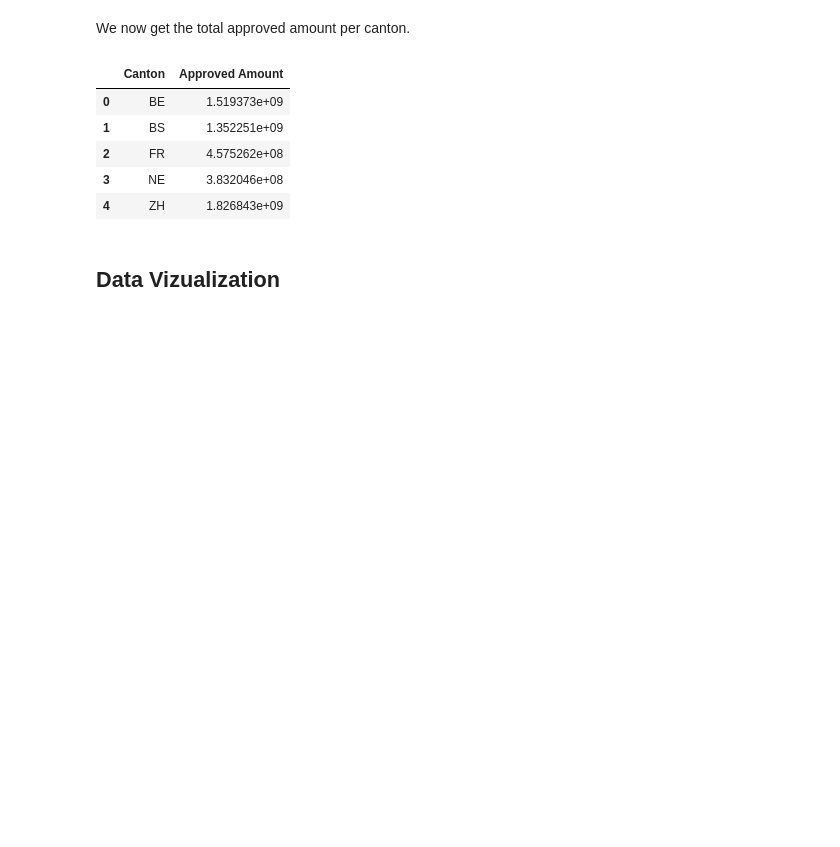
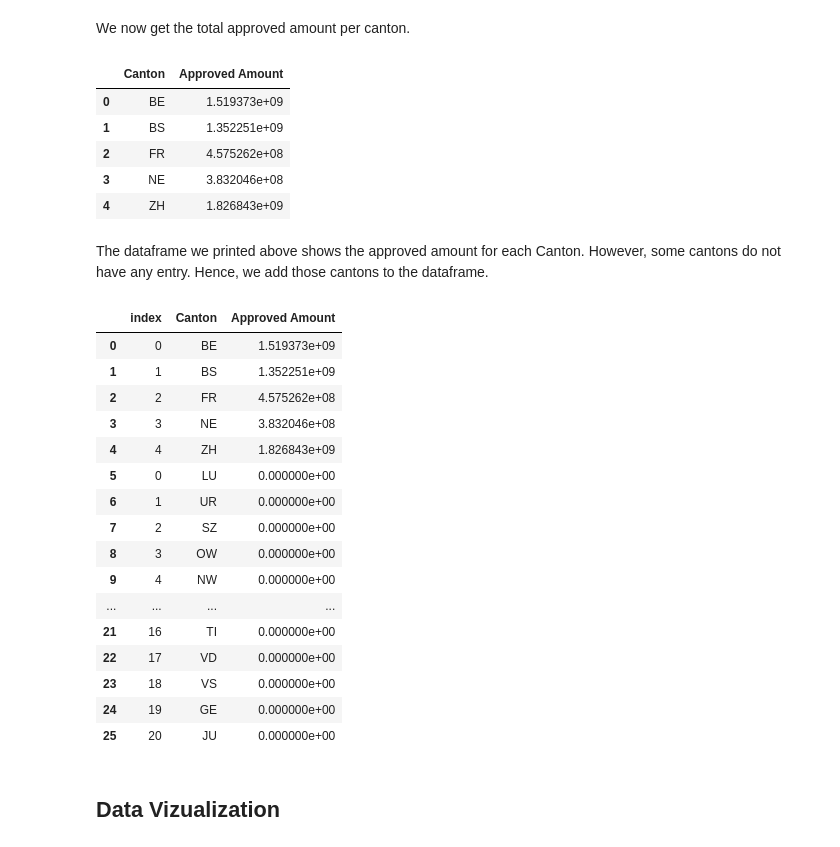
Before and after one commit to loistal/ADA_lab1, a Jupyter notebook: 03 - Interactive Viz/Grant Money Viz.ipynb, the cells around one changed output. Drawn from its saved outputs; the diff is of its cells as text; code cells hidden in the pictures; blank space fills up the shorter version.

Commit message:
Add remaining cantons (with amount 0)

```diff
--- a/03 - Interactive Viz/Grant Money Viz.ipynb
+++ b/03 - Interactive Viz/Grant Money Viz.ipynb
@@ -166,6 +166,44 @@ canton_appr_amt
 | 2 | FR | 4.575262e+08 |
 | 3 | NE | 3.832046e+08 |
 | 4 | ZH | 1.826843e+09 |
+# %% [markdown]
+The dataframe we printed above shows the approved amount for each Canton. However, some cantons do not have any entry. Hence, we add those cantons to the dataframe.
+# %%
+# Returns the difference between the first and the second list
+def diff(first, second):
+    second = set(second)
+    return [item for item in first if item not in second]
+
+# All the cantons missing from the previous table
+remaining_cantons = diff(cantons_ids, canton_appr_amt['Canton'])
+
+# Add a column filled with zeros
+remaining_cantons = list(zip(remaining_cantons, np.zeros((len(remaining_cantons), ))))
+
+# Convert to dataframe
+df_remaining_cantons = pd.DataFrame(remaining_cantons_appr_amnt, columns=['Canton', 'Approved Amount'])
+
+# Append the remaining cantons to the cantons we already had
+all_cantons = canton_appr_amt.append(df_remaining_cantons)
+all_cantons = all_cantons.reset_index()
+# %% [output]
+|  | index | Canton | Approved Amount |
+| 0 | 0 | BE | 1.519373e+09 |
+| 1 | 1 | BS | 1.352251e+09 |
+| 2 | 2 | FR | 4.575262e+08 |
+| 3 | 3 | NE | 3.832046e+08 |
+| 4 | 4 | ZH | 1.826843e+09 |
+| 5 | 0 | LU | 0.000000e+00 |
+| 6 | 1 | UR | 0.000000e+00 |
+| 7 | 2 | SZ | 0.000000e+00 |
+| 8 | 3 | OW | 0.000000e+00 |
+| 9 | 4 | NW | 0.000000e+00 |
+| ... | ... | ... | ... |
+| 21 | 16 | TI | 0.000000e+00 |
+| 22 | 17 | VD | 0.000000e+00 |
+| 23 | 18 | VS | 0.000000e+00 |
+| 24 | 19 | GE | 0.000000e+00 |
+| 25 | 20 | JU | 0.000000e+00 |
 # %% [markdown]
 ## Data Vizualization
 # %%
```
Also changed, not shown: parts of 2 cells of this notebook.
